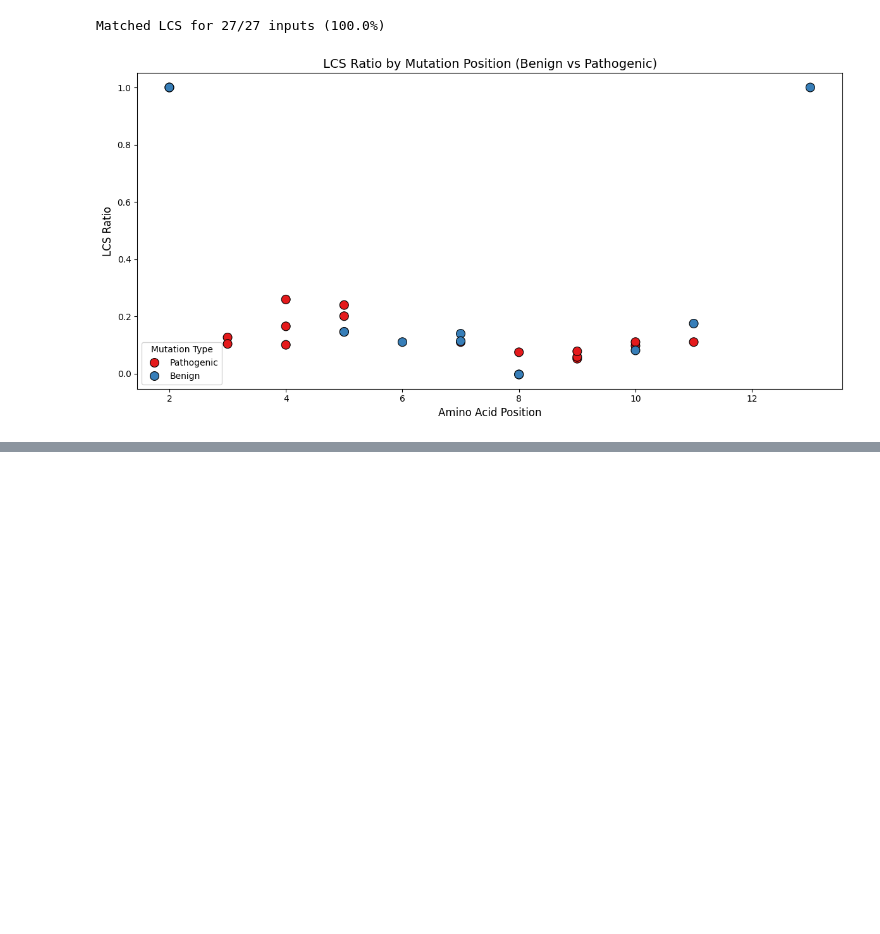
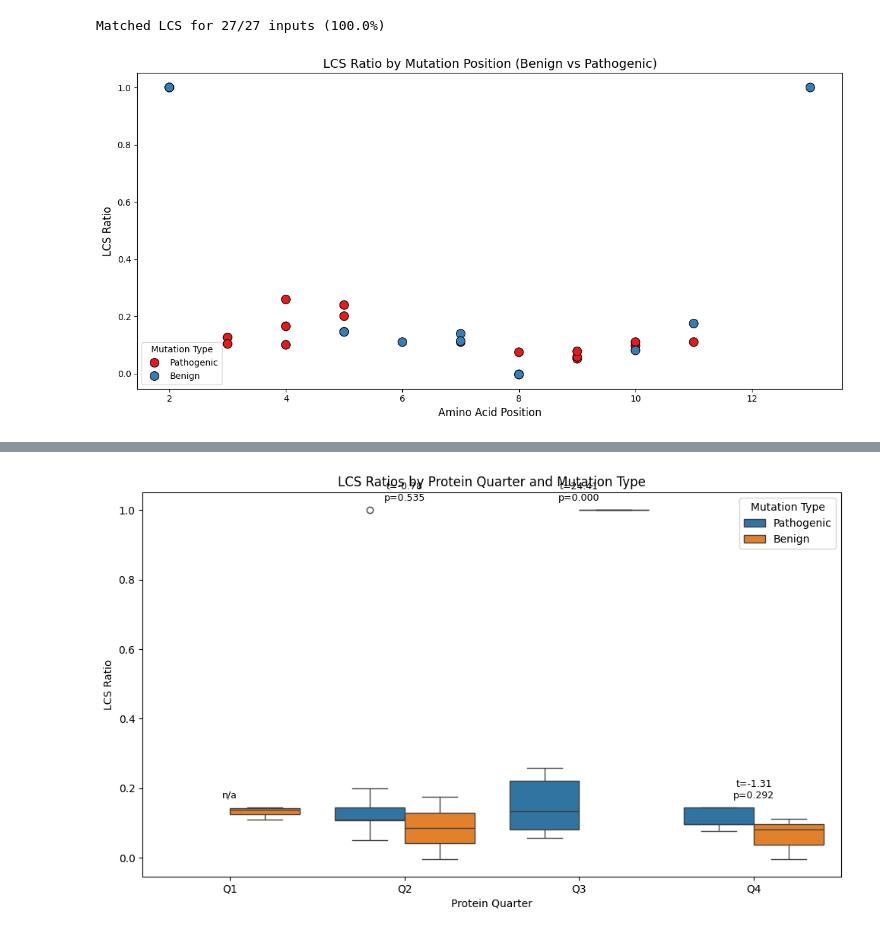
Before and after one commit to annabelrice30/Annabel-BSc-Project, a Jupyter notebook: BSc Project.ipynb, the cells around one changed output, grey strips where cells are left out. Saved outputs shown, nothing was run; the diff lists cells and outputs as text; code cells hidden in the pictures; blank space fills up the shorter version.

```diff
--- a/BSc Project.ipynb
+++ b/BSc Project.ipynb
@@ -3107,0 +3111,82 @@ plt.show()
+# %%
+import pandas as pd
+import matplotlib.pyplot as plt
+import seaborn as sns
+from scipy.stats import ttest_ind
+
+# ——— Load Files ———
+input_path = r"C:\Users\ricea\OneDrive\Documents\GitHub\Annabel-BSc-Project\Statistics_Input.xlsx"
+lcs_csv_path = r"C:\Users\ricea\OneDrive\Documents\GitHub\Annabel-BSc-Project\all_LCS_values.csv"
+
+df_input = pd.read_excel(input_path)
+df_lcs = pd.read_csv(lcs_csv_path)
+
+# ——— Merge input + LCS data on UniProt ID, Amino acid position, and Type ———
+merged = pd.merge(
+    df_input,
+    df_lcs[['UniProt_ID', 'Amino_acid_position', 'LCS_Ratio', 'Type']],
+    on=['UniProt_ID', 'Amino_acid_position', 'Type'],
+    how='inner'
+)
+
+# ——— Normalize position and assign quarters ———
+merged['Normalized_Position'] = merged['Amino_acid_position'] / merged['Protein_length']
+
+def assign_quarter(pos):
+    if pos < 0.25:
+        return 'Q1'
+    elif pos < 0.50:
+        return 'Q2'
+    elif pos < 0.75:
+        return 'Q3'
+    else:
+        return 'Q4'
+
+merged['Protein_Quarter'] = merged['Normalized_Position'].apply(assign_quarter)
+quarter_order = ['Q1', 'Q2', 'Q3', 'Q4']
+merged['Protein_Quarter'] = pd.Categorical(merged['Protein_Quarter'], categories=quarter_order, ordered=True)
+# ——— Run t-tests for each quarter ———
+results = []
+
+for quarter in ['Q1', 'Q2', 'Q3', 'Q4']:
+    group = merged[merged['Protein_Quarter'] == quarter]
+    benign = group[group['Type'] == 'Benign']['LCS_Ratio']
+    patho = group[group['Type'] == 'Pathogenic']['LCS_Ratio']
+
+    if len(benign) > 1 and len(patho) > 1:
+        t_stat, p_val = ttest_ind(benign, patho, equal_var=False)
+    else:
+        t_stat, p_val = None, None
+
+    results.append({
+        'Quarter': quarter,
+        'Benign_Count': len(benign),
+        'Pathogenic_Count': len(patho),
+        'T_Statistic': t_stat,
+        'P_Value': p_val
+    })
+
+stats_df = pd.DataFrame(results)
+print(stats_df)
+
+# ——— Plotting ———
+plt.figure(figsize=(10, 6))
+sns.boxplot(data=merged, x='Protein_Quarter', y='LCS_Ratio', hue='Type')
+plt.title("LCS Ratios by Protein Quarter and Mutation Type")
+plt.xlabel("Protein Quarter")
+plt.ylabel("LCS Ratio")
+plt.legend(title='Mutation Type')
+# Annotate t-test stats just above each box
+for i, quarter in enumerate(quarter_order):
+    quarter_data = merged[merged['Protein_Quarter'] == quarter]['LCS_Ratio']
+    y_max = quarter_data.max()
+    text_row = stats_df[stats_df['Quarter'] == quarter].iloc[0]
+    if pd.notnull(text_row['T_Statistic']):
+        text = f"t={text_row['T_Statistic']:.2f}\np={text_row['P_Value']:.3f}"
+    else:
+        text = "n/a"
+    plt.text(i, y_max + 0.02, text, ha='center', va='bottom', fontsize=9)
+
+plt.tight_layout()
+plt.show()
+# %% [output]
@@ -3107,0 +3198 @@ plt.show()
+[figure, added]
```
Also changed, not shown: parts of 11 cells of this notebook, 13 other files.
